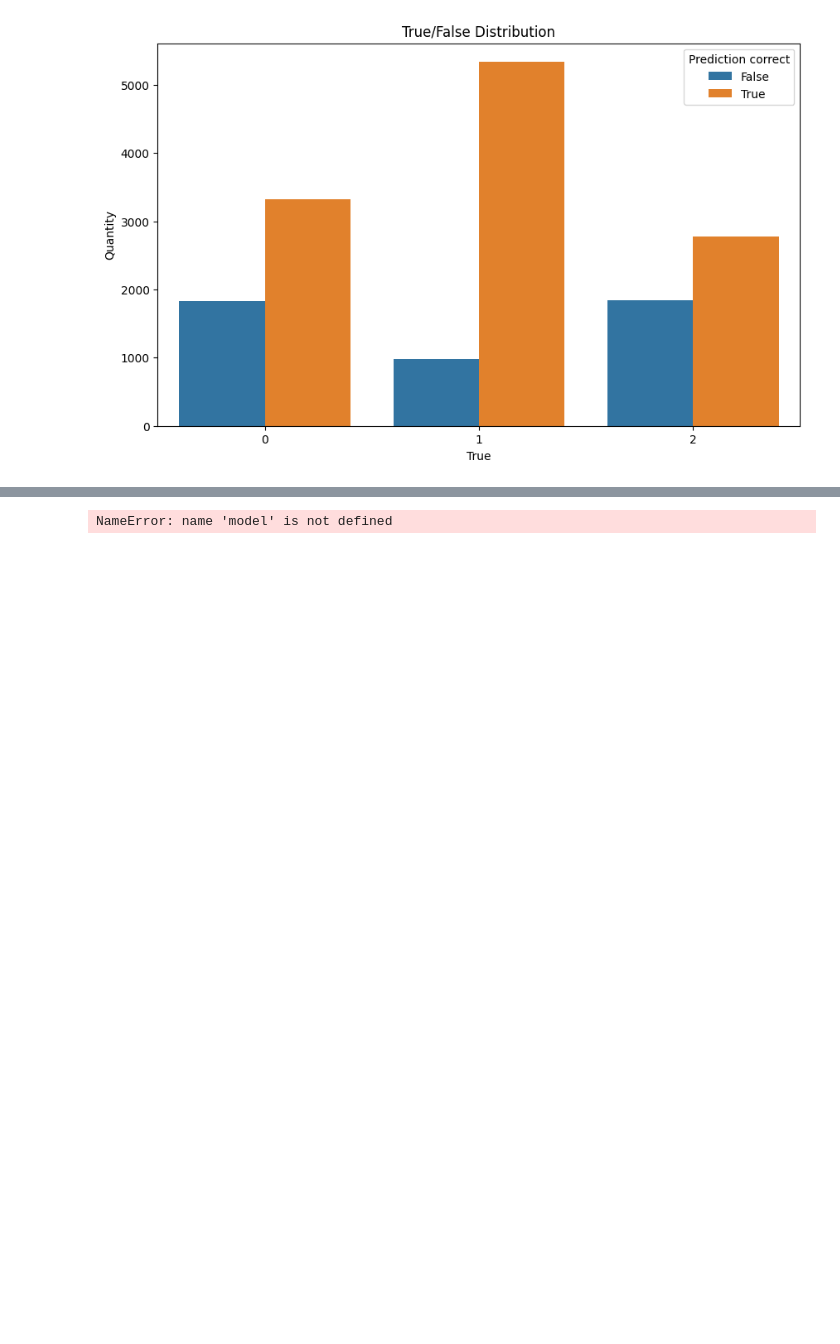
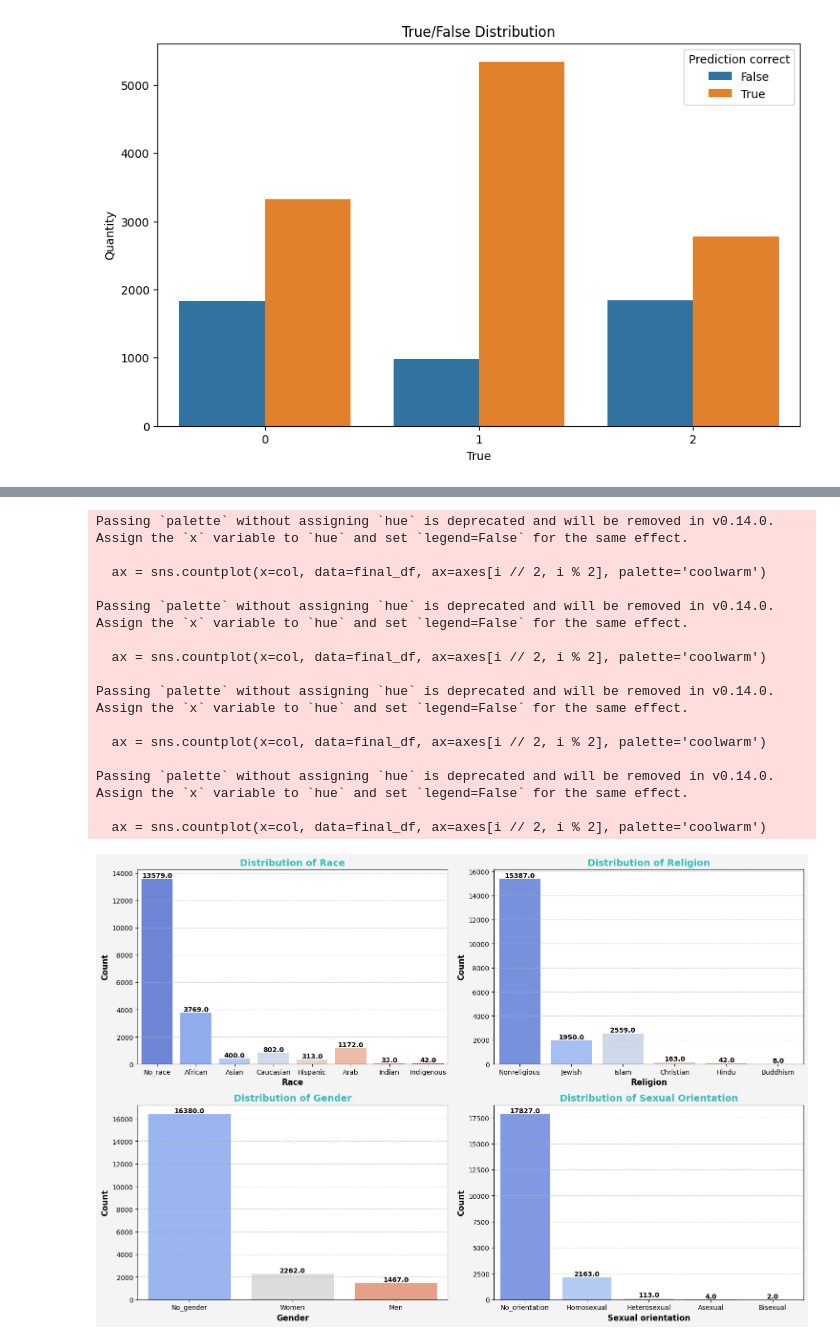
Before and after one commit to 0426054602-lab/Leaf-, a Jupyter notebook: Cyberbulling.ipynb, the cells around one changed output, grey strips where cells are left out. Cells and saved outputs as stored; diff of their text form; code cells hidden in the pictures; blank space fills up the shorter version.

```diff
--- a/Cyberbulling.ipynb
+++ b/Cyberbulling.ipynb
@@ -301,17 +301,3 @@ plt.legend(title='Prediction correct')
 plt.show()
 # %% [output]
 [figure]
-# %%
-plt.figure(figsize=(10,10))
-for image_batch,label_batch in train_data.take(1):
-    augmented_image_batch = data_augmentation(image_batch)
-    image_plt_len = len(image_batch) if len(image_batch) < 4 else 4
-    for i in range(0, image_plt_len):
-        plt.subplot(image_plt_len,2,2*i+1)
-        plt.imshow(image_batch[i].numpy().astype("uint32"))
-        plt.title(class_names[np.argmax(label_batch[i])])
-        plt.axis("off")
-        plt.subplot(image_plt_len,2,2*i+2)
-        plt.imshow(augmented_image_batch[i])
-        plt.title(f"augmented")
-        plt.axis("off")
@@ -339,8 +304,45 @@ NameError: name 'data_augmentation' is not defined
-# %%
-model.compile(
-    loss = 'categorical_crossentropy',
-    optimizer = tf.keras.optimizers.Adam(),
-    metrics = ['accuracy']
-)
-# %% [output]
-NameError: name 'model' is not defined
+# %%
+final_df = df  # or df.copy() if you plan to modify it
+fig, axes = plt.subplots(2, 2, figsize=(15, 10))
+fig.patch.set_facecolor('#f4f4f4')
+
+# Loop through columns and axes to create count plots
+for i, col in enumerate(final_df.columns[2:6]):
+    ax = sns.countplot(x=col, data=final_df, ax=axes[i // 2, i % 2], palette='coolwarm')
+    ax.set_title(f'Distribution of {col}', fontsize=14, weight='bold', color='#35babe')
+    ax.set_xlabel(col.capitalize(), fontsize=12, weight='bold')
+    ax.set_ylabel('Count', fontsize=12, weight='bold')
+
+    # Annotate counts
+    for p in ax.patches:
+        ax.annotate(f'{p.get_height()}',
+                    (p.get_x() + p.get_width() / 2., p.get_height()),
+                    ha='center', va='center',
+                    xytext=(0, 5),
+                    textcoords='offset points',
+                    fontsize=10, color='black', weight='bold')
+
+    # Set grid lines for better readability
+    ax.grid(axis='y', linestyle='--', alpha=0.7)
+
+plt.tight_layout()
+
+# Show the plot
+plt.show()
+# %% [output]
+Passing `palette` without assigning `hue` is deprecated and will be removed in v0.14.0. Assign the `x` variable to `hue` and set `legend=False` for the same effect.
+
+  ax = sns.countplot(x=col, data=final_df, ax=axes[i // 2, i % 2], palette='coolwarm')
+
+Passing `palette` without assigning `hue` is deprecated and will be removed in v0.14.0. Assign the `x` variable to `hue` and set `legend=False` for the same effect.
+
+  ax = sns.countplot(x=col, data=final_df, ax=axes[i // 2, i % 2], palette='coolwarm')
+
+Passing `palette` without assigning `hue` is deprecated and will be removed in v0.14.0. Assign the `x` variable to `hue` and set `legend=False` for the same effect.
+
+  ax = sns.countplot(x=col, data=final_df, ax=axes[i // 2, i % 2], palette='coolwarm')
+
+Passing `palette` without assigning `hue` is deprecated and will be removed in v0.14.0. Assign the `x` variable to `hue` and set `legend=False` for the same effect.
+
+  ax = sns.countplot(x=col, data=final_df, ax=axes[i // 2, i % 2], palette='coolwarm')
+[figure, added]
```
Also changed, not shown: parts of 2 cells of this notebook.
